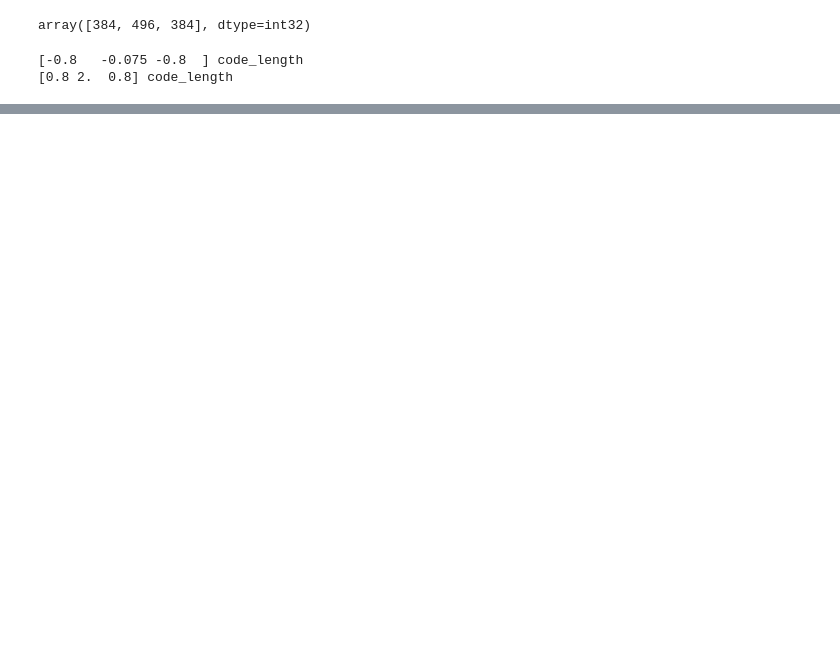
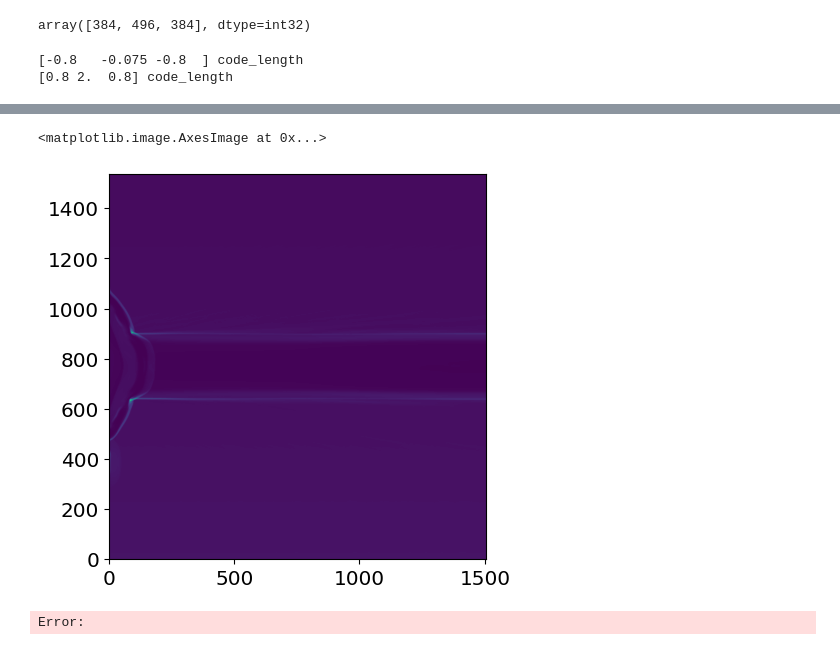
Before and after one commit to Schaeffer-Lab/MagShockZ, a Jupyter notebook: FLASH/SlicePlotsFLASH.ipynb, the cells around one changed output, grey strips where cells are left out. Drawn from its saved outputs; the diff is of its cells as text; code cells hidden in the pictures; blank space fills up the shorter version.

```diff
--- a/FLASH/SlicePlotsFLASH.ipynb
+++ b/FLASH/SlicePlotsFLASH.ipynb
@@ -29,7 +29,9 @@ pylab.rcParams.update(params)
 # %%
 # plot_path = "/home/dschneidinger/cellar/DEREK2/MagShockZ_hdf5_chk_0005"
 # plot_path = "/home/dschneidinger/cellar/OSIRIS_transfer/MAGON/MagShockZ_hdf5_chk_0005"
-plot_path = "/home/dschneidinger/cellar/VAC_DEREK3D_20um/MagShockZ_hdf5_chk_0006"
+# plot_path = "/home/dschneidinger/cellar/VAC_DEREK3D_20um/MagShockZ_hdf5_chk_0006"
+plot_path = "/home/dschneidinger/cellar/VAC_DEREK3D_20um/MagShockZ_hdf5_chk_0013"
 
 ds = derive_fields(plot_path)
+# ds = yt.load(plot_path)
 # %% [output]
@@ -74,3 +75,16 @@ z_middle_index = dims[2] // 2
+# %%
+
+# density and electron temp at y=0
+z_middle_index = dims[2] // 2
+# dens = pd.DataFrame(all_data['flash', 'dens'][:, :, z_middle_index])
+# tele = pd.DataFrame(all_data['flash', 'tele'][:, :, z_middle_index])
+
+target_index = 480
+plt.imshow(all_data['flash', 'dens'][:, target_index:, z_middle_index], origin='lower')
+# %% [output]
+<matplotlib.image.AxesImage at 0x...>
+[figure, added]
+Error:
 # %%
 plt.figure(figsize=(10,10))
 im = plt.imshow(dens.T, norm=colors.LogNorm(),
```
Also changed, not shown: parts of 13 cells of this notebook, 30 other files.
